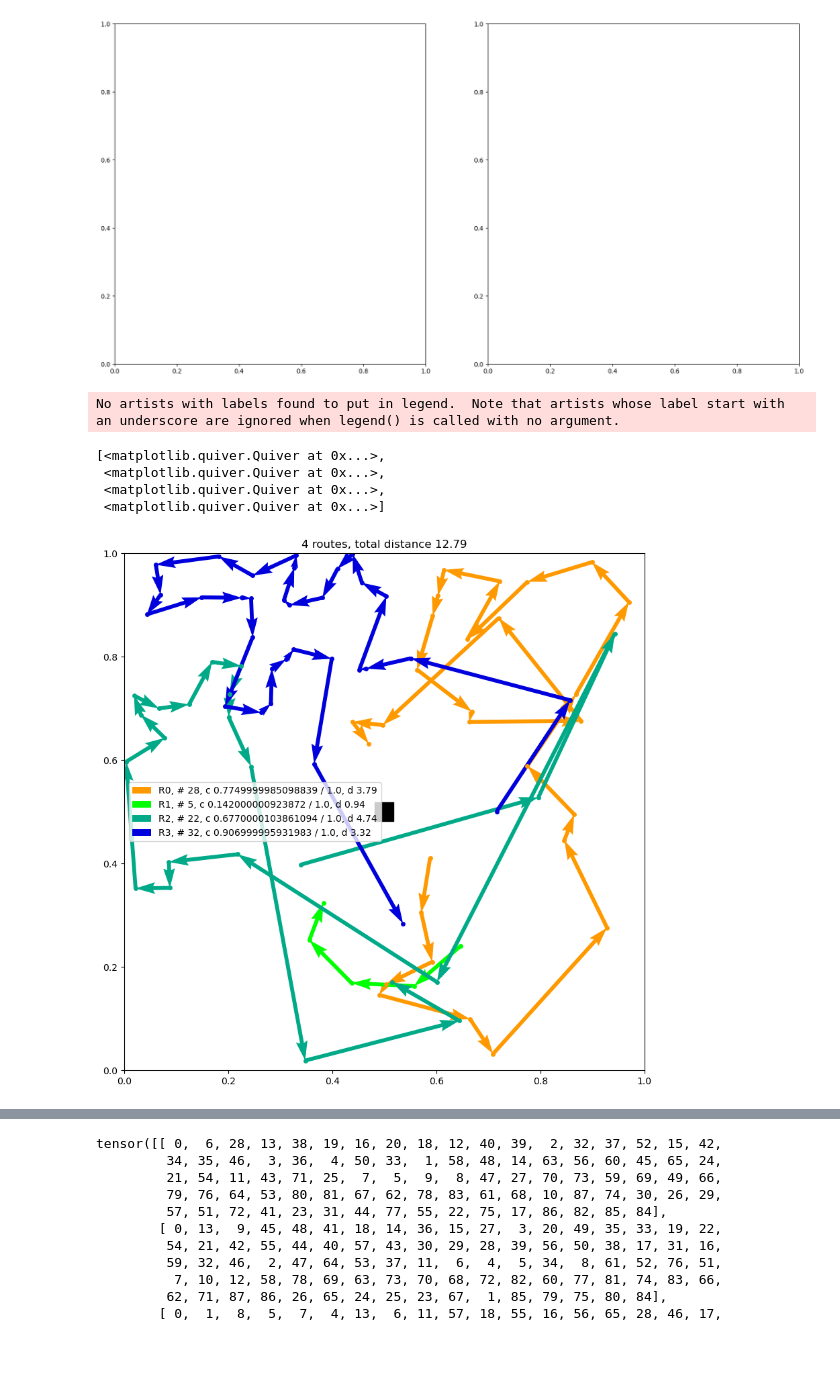
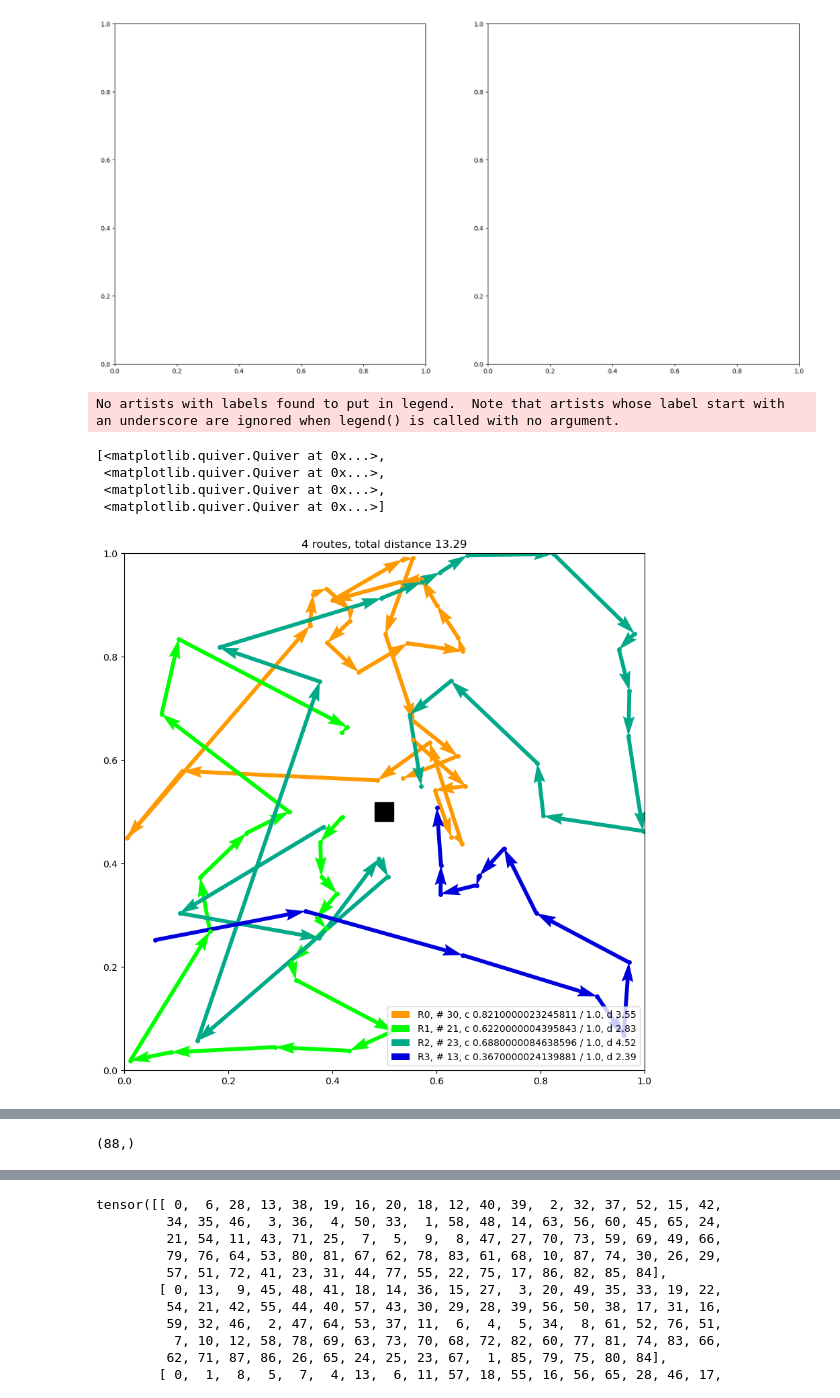
Before and after one commit to JTrainer-STORi/learning-pdtrp, a Jupyter notebook: import_model.ipynb, the cells around one changed output, grey strips where cells are left out. Cells and saved outputs as stored; diff of their text form; code cells hidden in the pictures; blank space fills up the shorter version.

```diff
--- a/import_model.ipynb
+++ b/import_model.ipynb
@@ -15,7 +15,7 @@ from tqdm import tqdm
 
 use_cuda = torch.cuda.is_available()
 device = torch.device("cuda:0" if use_cuda else "cpu")
-problem_type = 'PDCVRP'
+problem_type = 'PDTRPTW'
 
 # if problem_type == 'PDTRP':
 #     model_filepath = 'models_HEC/rl-ar-var-20pnn-gnn-max-pdtrp_20250210T152027'
@@ -284,7 +284,7 @@ BATCH_SIZE = 4
 # elif problem_type == 'PDCVRP':
 #     filename = 'data/pdcvrp/test_data_PDCVRP.txt'
 
-filename = 'data/pdcvrp/validation_data_PDCVRP.txt'
+filename = 'data/pdtrptw/validation_data_PDTRPTW.txt'
 
 # SET SEEDS FOR REPRODUCIBILITY
 np.random.seed(2512)
@@ -369,17 +369,17 @@ def plot_qv(xy, tour, ax1):
 
     return qv, lengths[-1]
 # %%
-index = 0
+index = 3
 fig, axs = plt.subplots(figsize=(10, 10))
 #plot_vehicle_routes(bat['all_nodes'][index], bat['demand'][index], 1.0, pi_with_depot[index], axs[0], visualize_demands=True)
 plot_vehicle_routes(bat['all_nodes'][index], bat['demand'][index], 1.0, torch.tensor(bat['tour_nodes'][index].cpu().numpy()), axs, visualize_demands=False)
 # %% [output]
 No artists with labels found to put in legend.  Note that artists whose label start with an underscore are ignored when legend() is called with no argument.
 [<matplotlib.quiver.Quiver at 0x...>,
  <matplotlib.quiver.Quiver at 0x...>,
  <matplotlib.quiver.Quiver at 0x...>,
  <matplotlib.quiver.Quiver at 0x...>]
-[figure, old version]
+[figure, new version]
 # %%
 # plot an animation of OR-Tools PDCVRP solution
 
@@ -459,0 +470,4 @@ plt.close()
+# %%
+window_starts.shape
+# %% [output]
+(88,)
```
Also changed, not shown: parts of 5 cells of this notebook, 5 other files.
